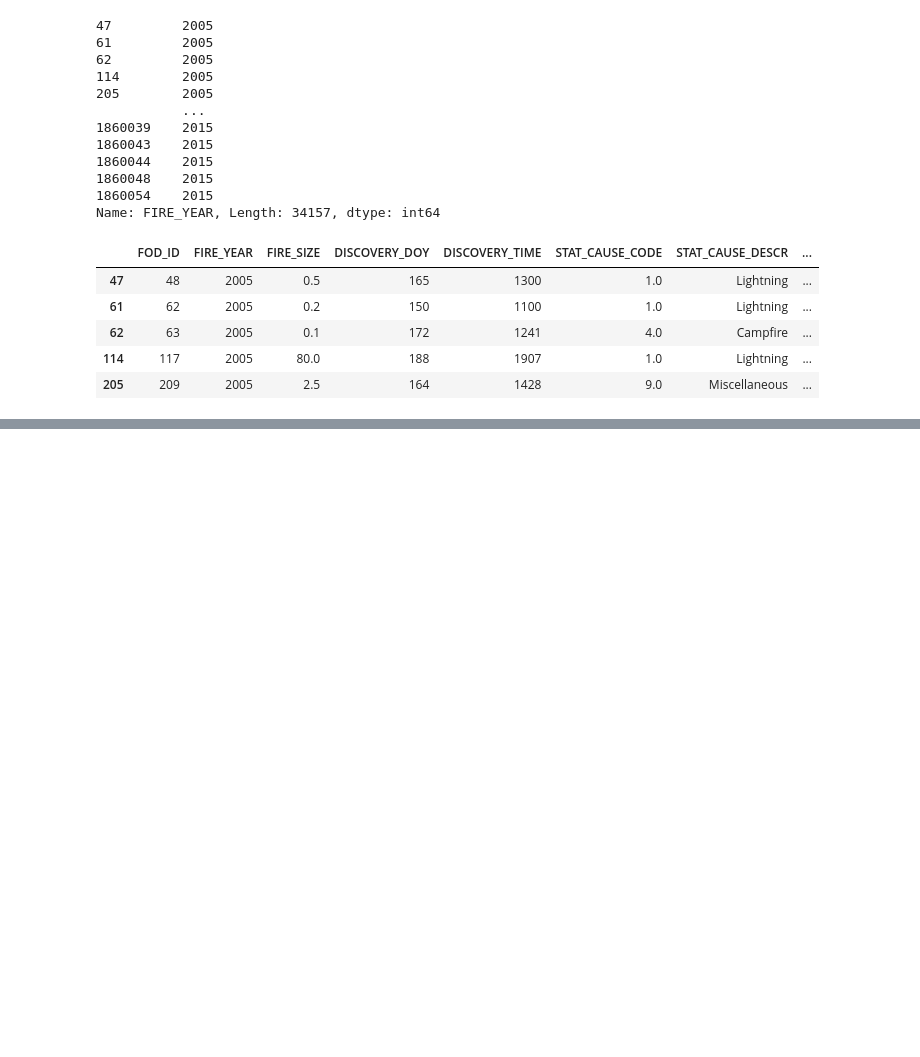
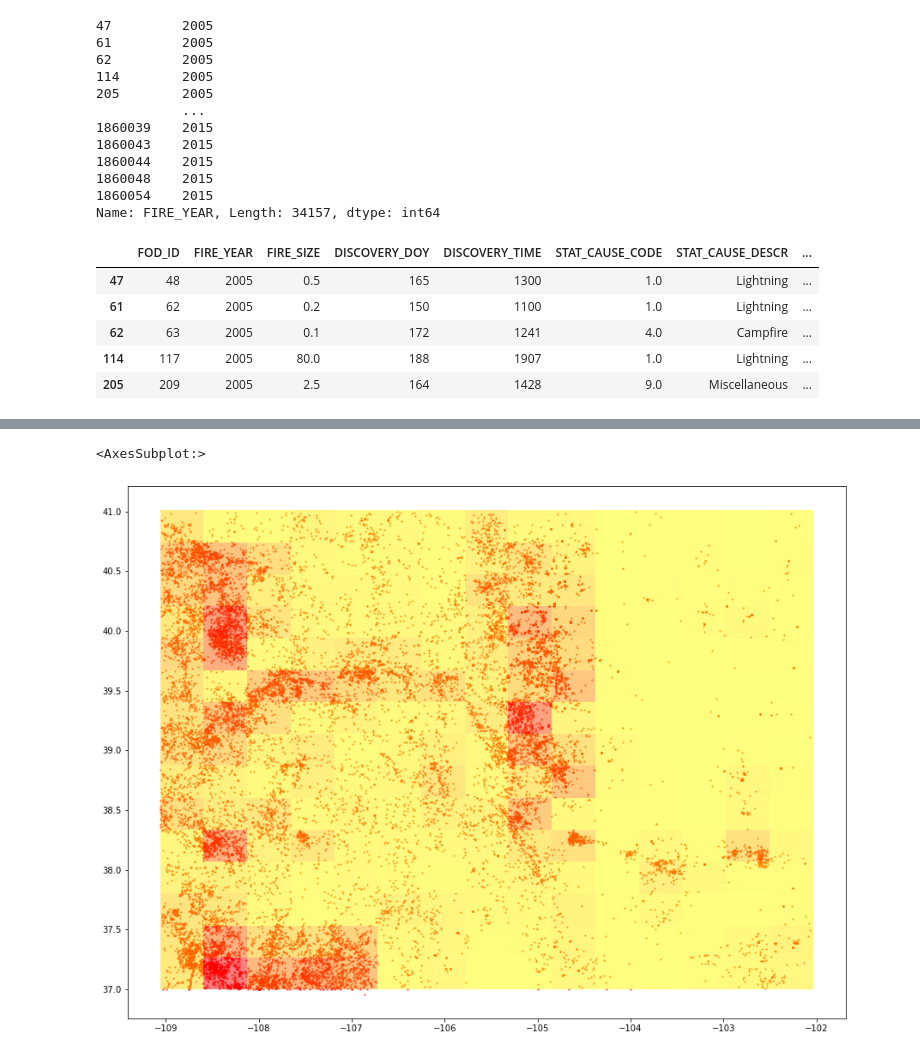
Before and after one commit to Paxton-P/Wildfire, a Jupyter notebook: Data Visualization.ipynb, the cells around one changed output, grey strips where cells are left out. Saved outputs shown, nothing was run; the diff lists cells and outputs as text; code cells hidden in the pictures; blank space fills up the shorter version.

```diff
--- a/Data Visualization.ipynb
+++ b/Data Visualization.ipynb
@@ -119,0 +135,56 @@ fires2015.loc[fires2015['FIRE_SIZE'].idxmax()]
+# %%
+fig, ax = plt.subplots(figsize = (15,15))
+
+numRectWide = 15
+numRectTall = 15
+w = (maxLon - minLon) / numRectWide
+h = (maxLat - minLat) / numRectTall
+
+bottomLefts = np.zeros([numRectTall, numRectWide, 2])
+points = np.zeros([numRectTall * numRectWide, 2])
+GlobalBottomLeft = [minLat, minLon]
+
+for r in range(numRectTall):
+    for c in range(numRectWide):
+        bottomLefts[r,c,0] = GlobalBottomLeft[0] + h * r
+        bottomLefts[r,c,1] = GlobalBottomLeft[1] + w * c
+        points[numRectTall * r + c][1] = GlobalBottomLeft[1] + w * c
+        points[numRectTall * r + c][0] = GlobalBottomLeft[0] + h * r
+
+
+coMap.plot(ax = ax, color = "white")
+
+pointDensities = np.zeros(numRectTall * numRectWide)
+i = 0
+
+for point in points:
+    #print(point)
+    firesInRegion = fires.loc[(fires.LATITUDE > point[0]) & (fires.LATITUDE <= (point[0] + h)) & (fires.LONGITUDE > point[1]) & (fires.LONGITUDE <= (point[1] + h)),:]
+    pointDensities[i] = len(firesInRegion['FOD_ID'])
+    i = i + 1
+
+maxDens = max(pointDensities)
+
+numColors = 200
+
+pointDensities = numColors * pointDensities / maxDens
+
+yellow = Color("yellow")
+colors = list(yellow.range_to(Color("red"),numColors + 1))
+colors = [c.hex for c in colors]
+
+#print(pointDensities)
+i = 0
+for point in points:
+    facecolor = colors[int(round(pointDensities[i]))]
+    rect=mpatches.Rectangle((point[1],point[0]),w,h,
+                        alpha=0.5,
+                        facecolor=facecolor)
+    plt.gca().add_patch(rect)
+    i = i + 1
+#print(points)
+
+geo_df.plot(ax = ax, markersize = 2, color = 'red', alpha = .5)
+# %% [output]
+<AxesSubplot:>
+[figure, added]
```
Also changed, not shown: parts of 6 cells of this notebook.
